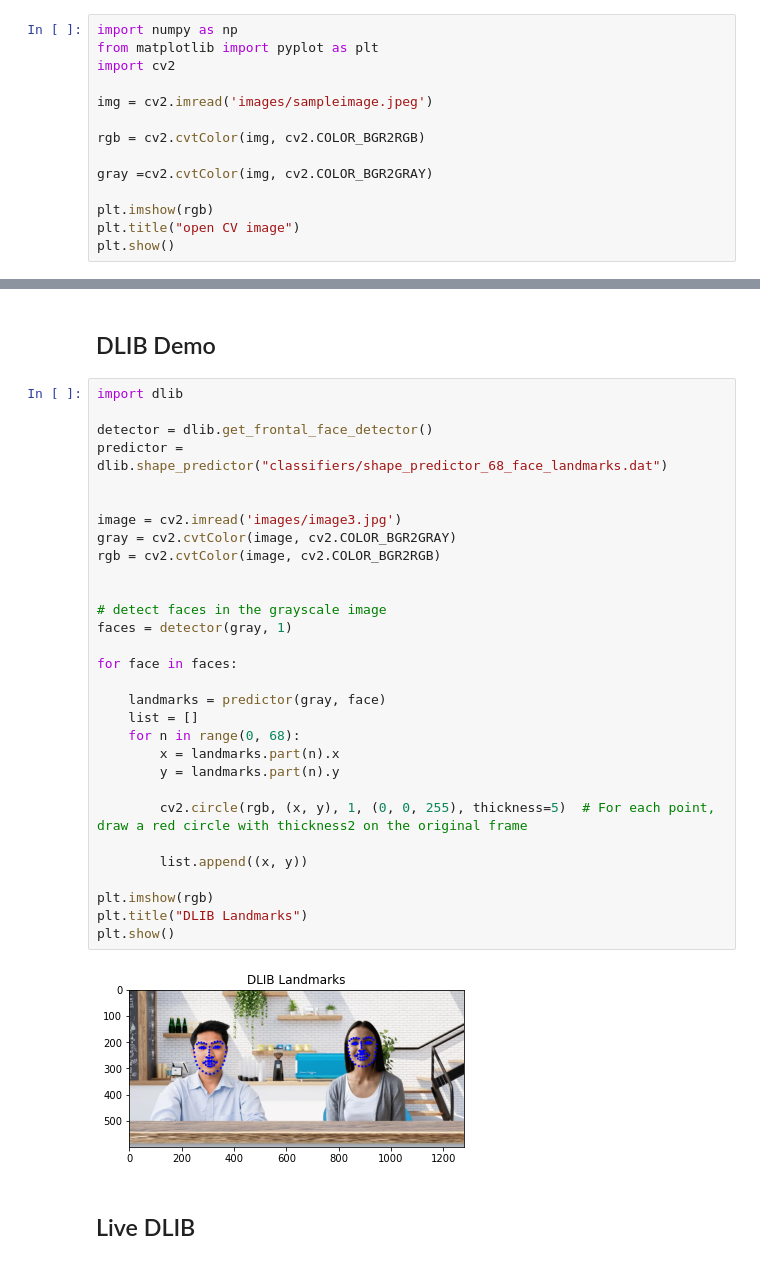
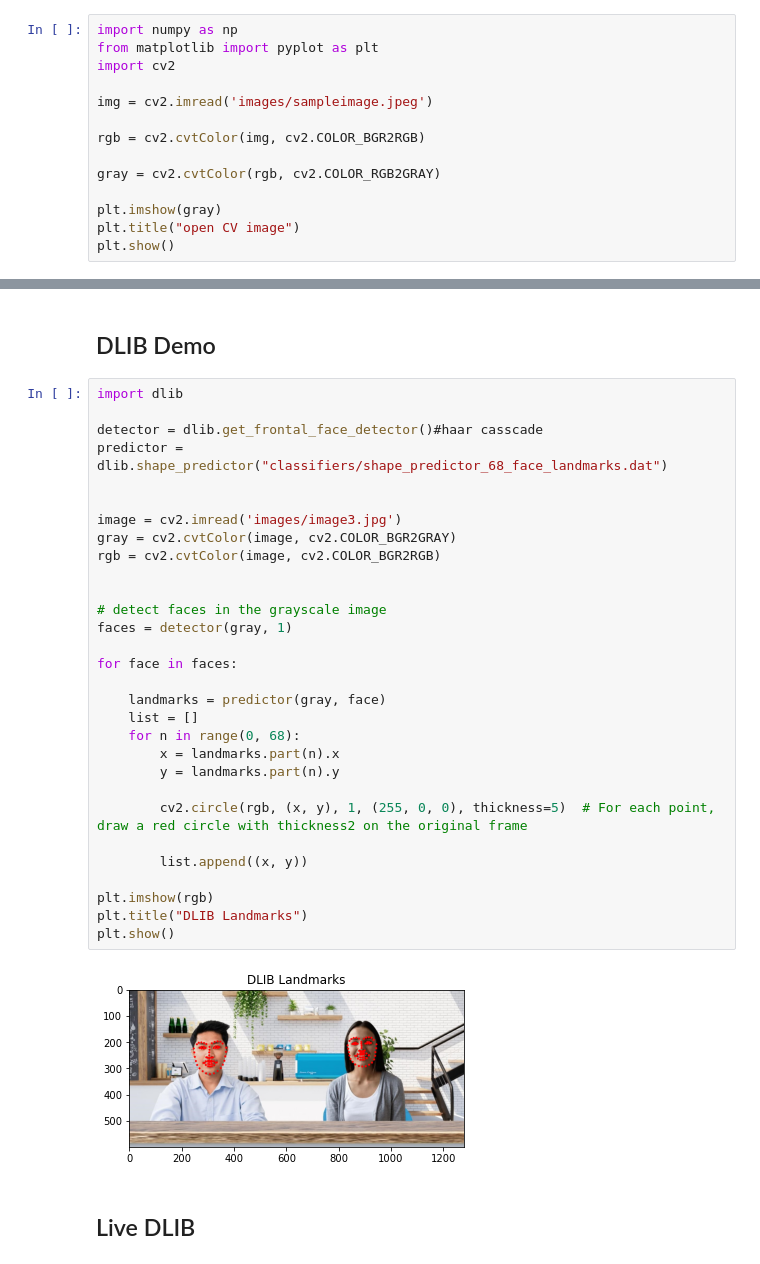
Before and after one commit to scottd4/AdvancedMachineLearningTUS2022, a Jupyter notebook: InClass/Tutorials/OpenCV.ipynb, the cells around one changed output, grey strips where cells are left out. Saved outputs shown, nothing was run; the diff lists cells and outputs as text.

```diff
--- a/InClass/Tutorials/OpenCV.ipynb
+++ b/InClass/Tutorials/OpenCV.ipynb
@@ -11,9 +11,9 @@ img = cv2.imread('images/sampleimage.jpeg')
 
 rgb = cv2.cvtColor(img, cv2.COLOR_BGR2RGB)
 
-gray =cv2.cvtColor(img, cv2.COLOR_BGR2GRAY)
+gray = cv2.cvtColor(rgb, cv2.COLOR_RGB2GRAY)
 
-plt.imshow(rgb)
+plt.imshow(gray)
 plt.title("open CV image")
 plt.show()
 # %% [output]
@@ -37,35 +37,35 @@ plt.show()
 # %%
 import dlib
 
-detector = dlib.get_frontal_face_detector()
+detector = dlib.get_frontal_face_detector()#haar casscade
 predictor = dlib.shape_predictor("classifiers/shape_predictor_68_face_landmarks.dat")
 
 
 image = cv2.imread('images/image3.jpg')
 gray = cv2.cvtColor(image, cv2.COLOR_BGR2GRAY)
 rgb = cv2.cvtColor(image, cv2.COLOR_BGR2RGB)
 
 
 # detect faces in the grayscale image
 faces = detector(gray, 1)
 
 for face in faces:
 
     landmarks = predictor(gray, face)
     list = []
     for n in range(0, 68):
         x = landmarks.part(n).x
         y = landmarks.part(n).y
 
-        cv2.circle(rgb, (x, y), 1, (0, 0, 255), thickness=5)  # For each point, draw a red circle with thickness2 on the original frame
+        cv2.circle(rgb, (x, y), 1, (255, 0, 0), thickness=5)  # For each point, draw a red circle with thickness2 on the original frame
 
         list.append((x, y))
 
 plt.imshow(rgb)
 plt.title("DLIB Landmarks")
 plt.show()
 # %% [output]
-[figure, old version]
+[figure, new version]
 # %% [markdown]
 ## Live DLIB
 # %%
```
Also changed, not shown: parts of 2 cells of this notebook, 1 other file.
